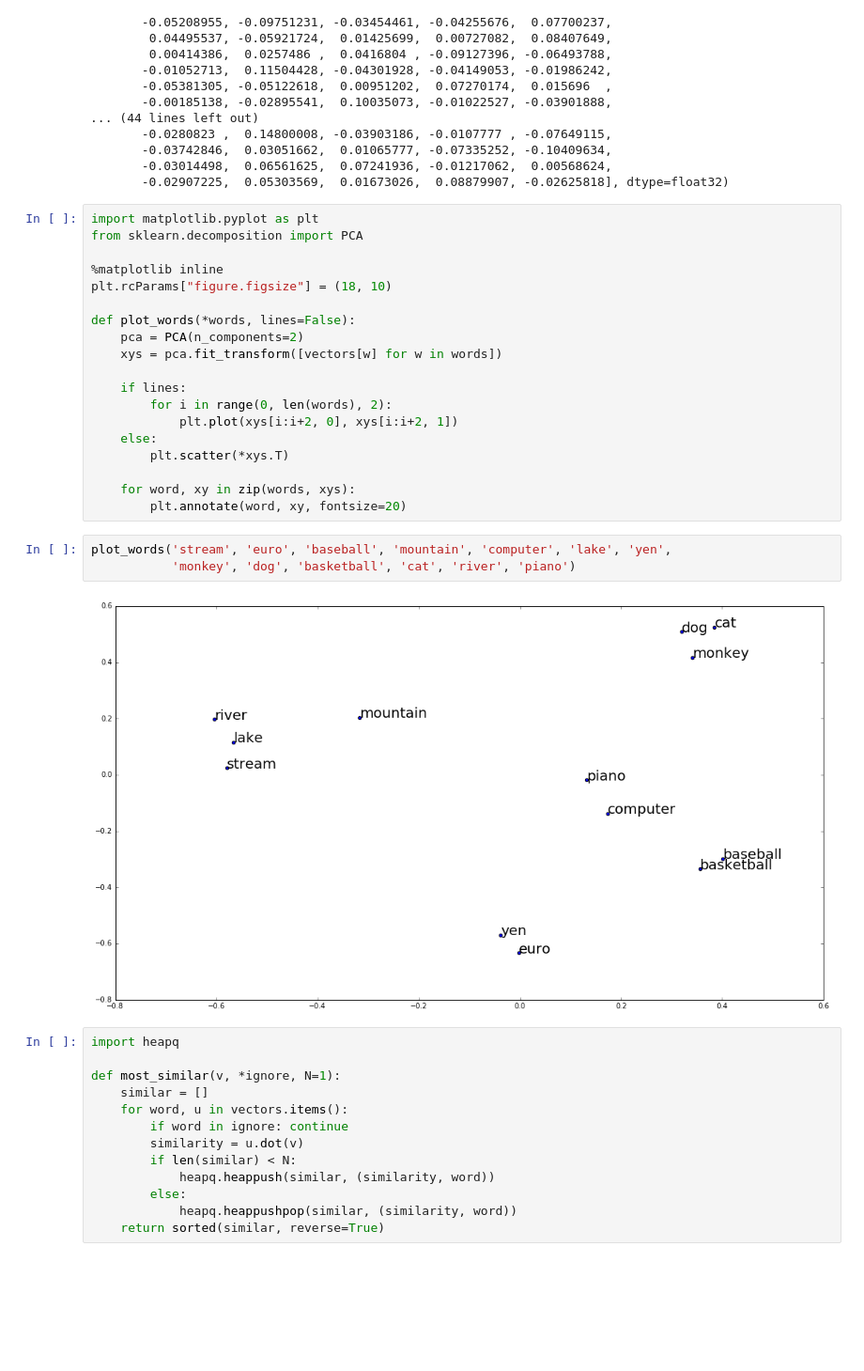
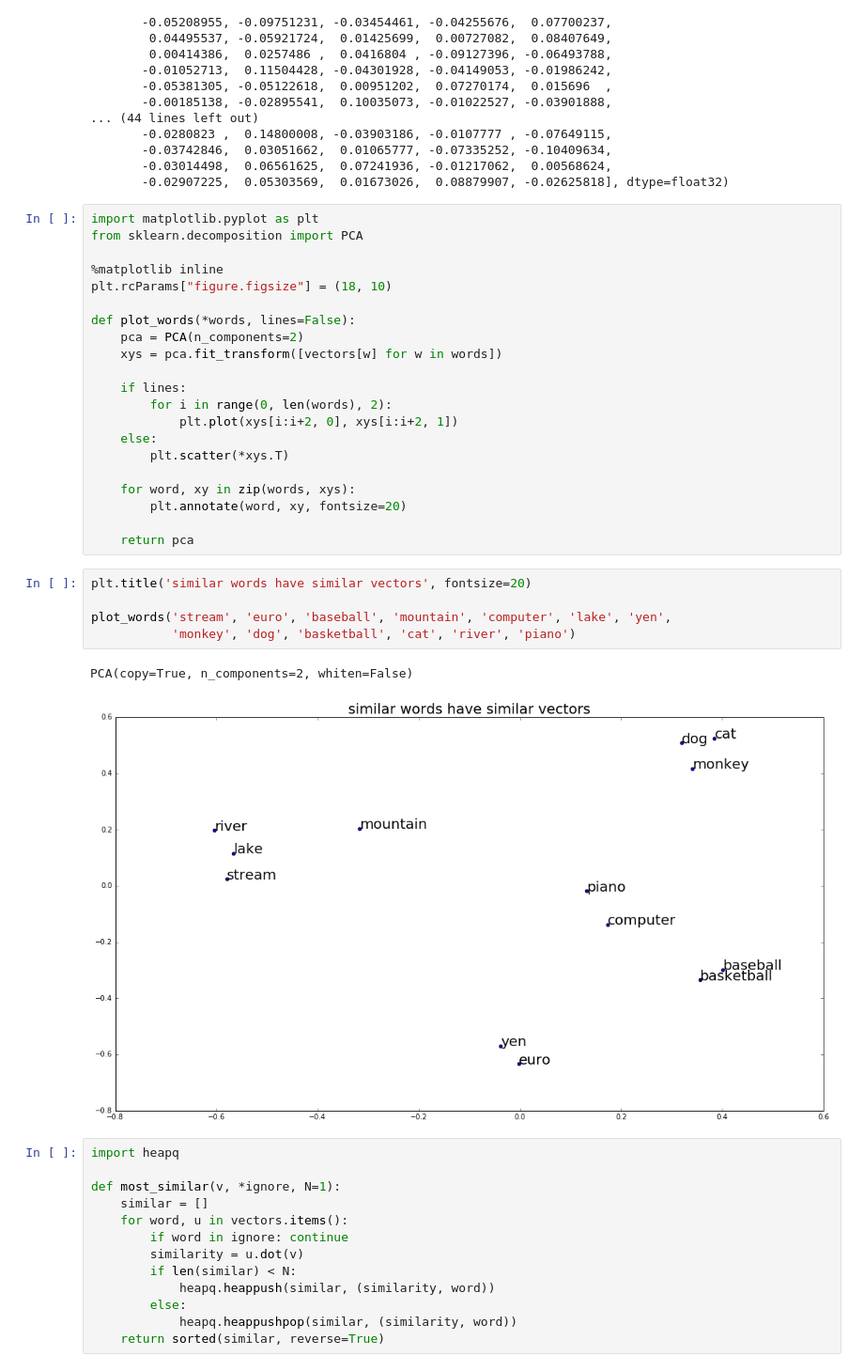
Before and after one commit to hrldcpr/word-embeddings, a Jupyter notebook: analogies.ipynb, the cells around one changed output. Shown at 94% size. Drawn from its saved outputs; the diff is of its cells as text; blank space fills up the shorter version.

```diff
--- a/analogies.ipynb
+++ b/analogies.ipynb
@@ -47,11 +47,16 @@ def plot_words(*words, lines=False):
 
     for word, xy in zip(words, xys):
         plt.annotate(word, xy, fontsize=20)
+
+    return pca
 # %%
+plt.title('similar words have similar vectors', fontsize=20)
+
 plot_words('stream', 'euro', 'baseball', 'mountain', 'computer', 'lake', 'yen',
            'monkey', 'dog', 'basketball', 'cat', 'river', 'piano')
 # %% [output]
+PCA(copy=True, n_components=2, whiten=False)
-[figure, old version]
+[figure, new version]
 # %%
 import heapq
 
```
Also changed, not shown: parts of 4 cells of this notebook.
